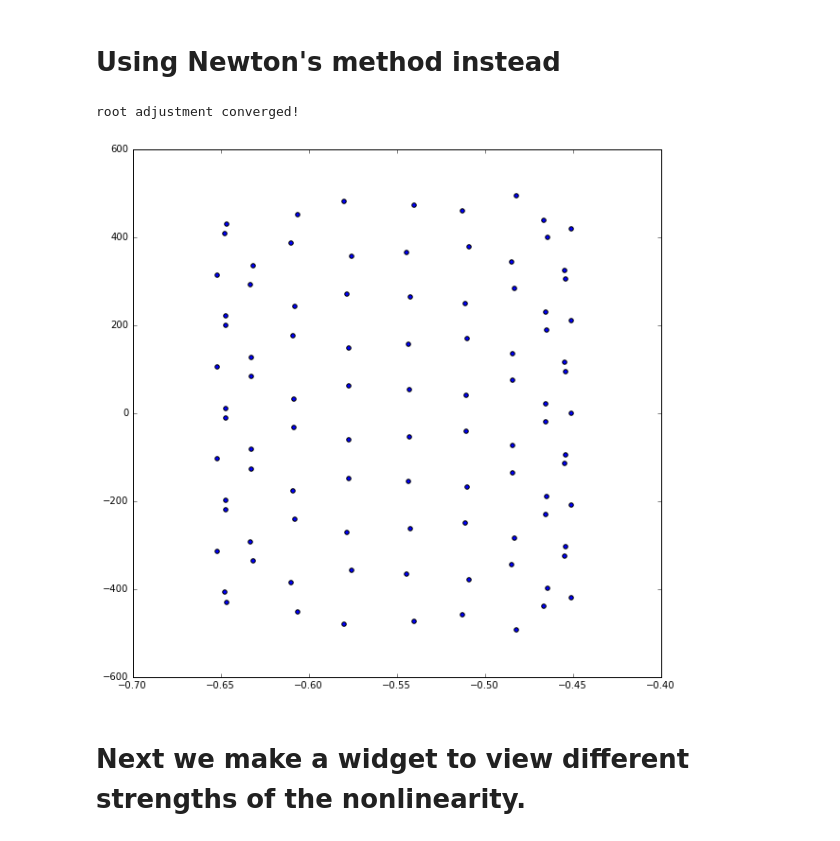
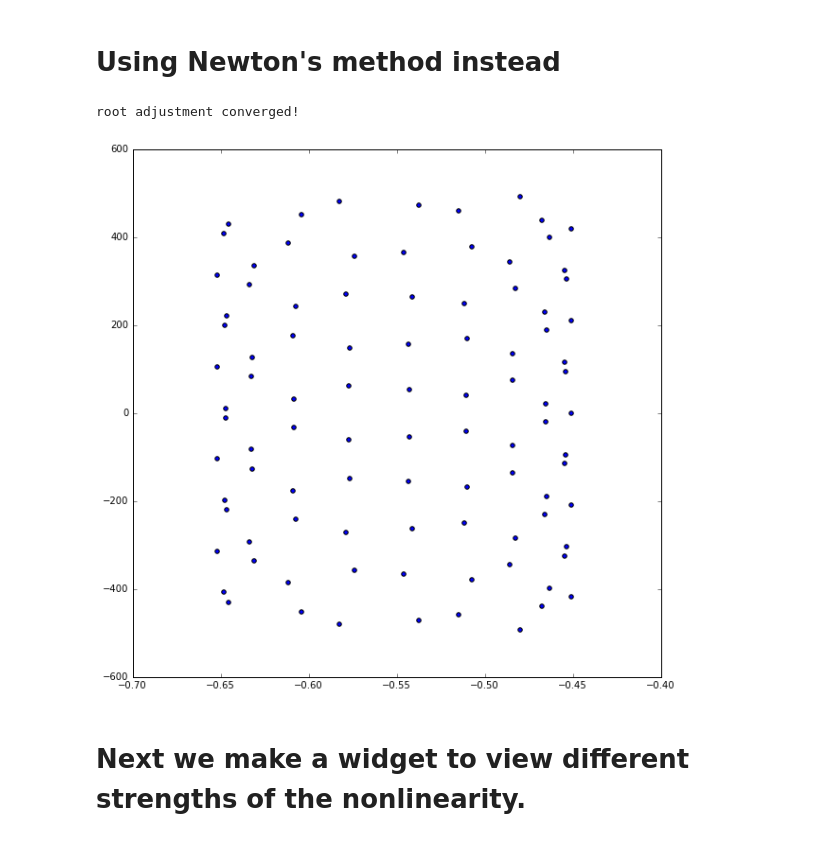
Before and after one commit to tabakg/potapov_interpolation, a Jupyter notebook: perturbing_z.ipynb, the cells around one changed output. Saved outputs shown, nothing was run; the diff lists cells and outputs as text; code cells hidden in the pictures.

```diff
--- a/perturbing_z.ipynb
+++ b/perturbing_z.ipynb
@@ -102,11 +105,11 @@ def plot_roots(roots):
     plt.show()
 # %%
 ham = restart_ham(ham,strength)
-# %%
-plot_with_refract_index(5e-5)
-# %% [output]
-root adjustment converged!
-[figure, removed]
+# %%
+plot_with_refract_index(1e-4)
+# %% [output]
+root adjustment converged!
+[figure, added]
 # %% [markdown]
 # Next we make a widget to view different strengths of the nonlinearity.
 # %%
```
Also changed, not shown: parts of 5 cells of this notebook, 1 other file.
